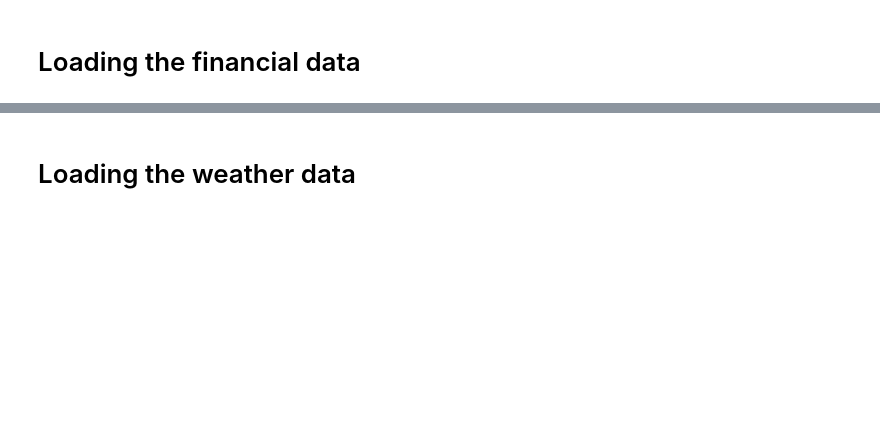
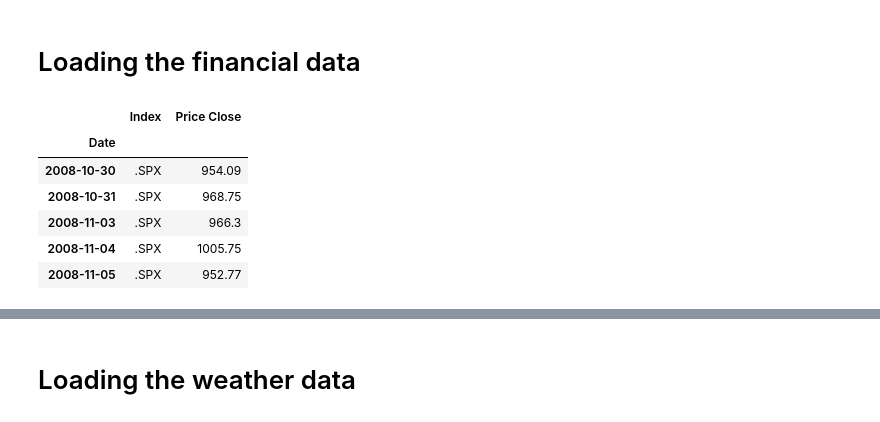
Before and after one commit to Sommer1872/smart_weather_analytics, a Jupyter notebook: loading_data.ipynb, the cells around one changed output, grey strips where cells are left out. Cells and saved outputs as stored; diff of their text form; code cells hidden in the pictures; blank space fills up the shorter version.

```diff
--- a/loading_data.ipynb
+++ b/loading_data.ipynb
@@ -23,0 +18,17 @@ stocks = pd.read_csv("./data/StockIndices.csv",
+# %%
+stocks = pd.read_csv("./data/StockIndices.csv",
+                 decimal=',')
+
+# stocks date format: 10/29/2018
+stocks['Date'] = pd.to_datetime(stocks['Date'], format='%d/%m/%Y')
+stocks.set_index('Date', inplace=True)
+stocks.drop(columns='Unnamed: 0', inplace=True)
+stocks.head()
+# %% [output]
+|  | Index | Price Close |
+| Date |  |  |
+| 2008-10-30 | .SPX | 954.09 |
+| 2008-10-31 | .SPX | 968.75 |
+| 2008-11-03 | .SPX | 966.3 |
+| 2008-11-04 | .SPX | 1005.75 |
+| 2008-11-05 | .SPX | 952.77 |
```
Also changed, not shown: parts of 8 cells of this notebook, 2 other files.
